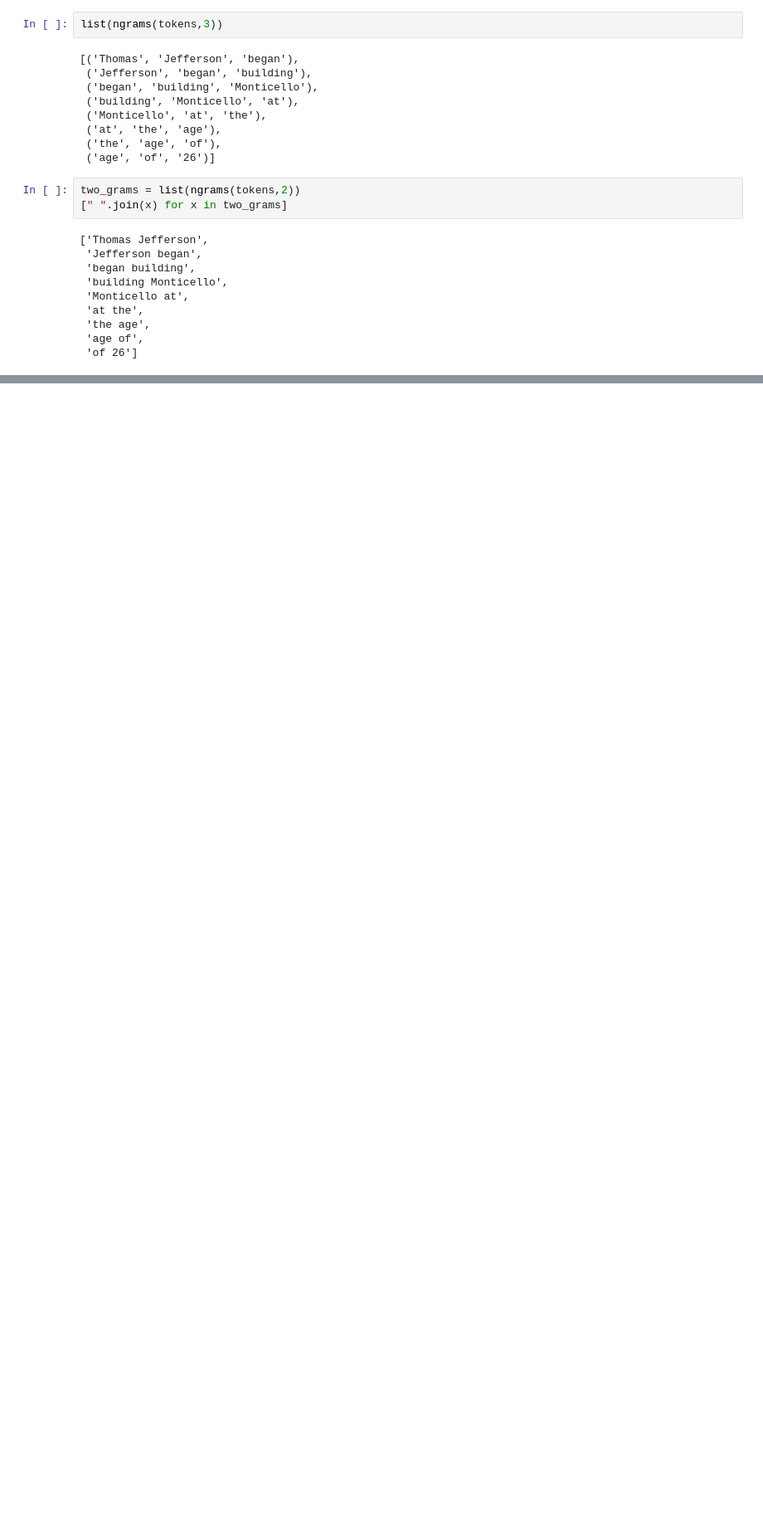
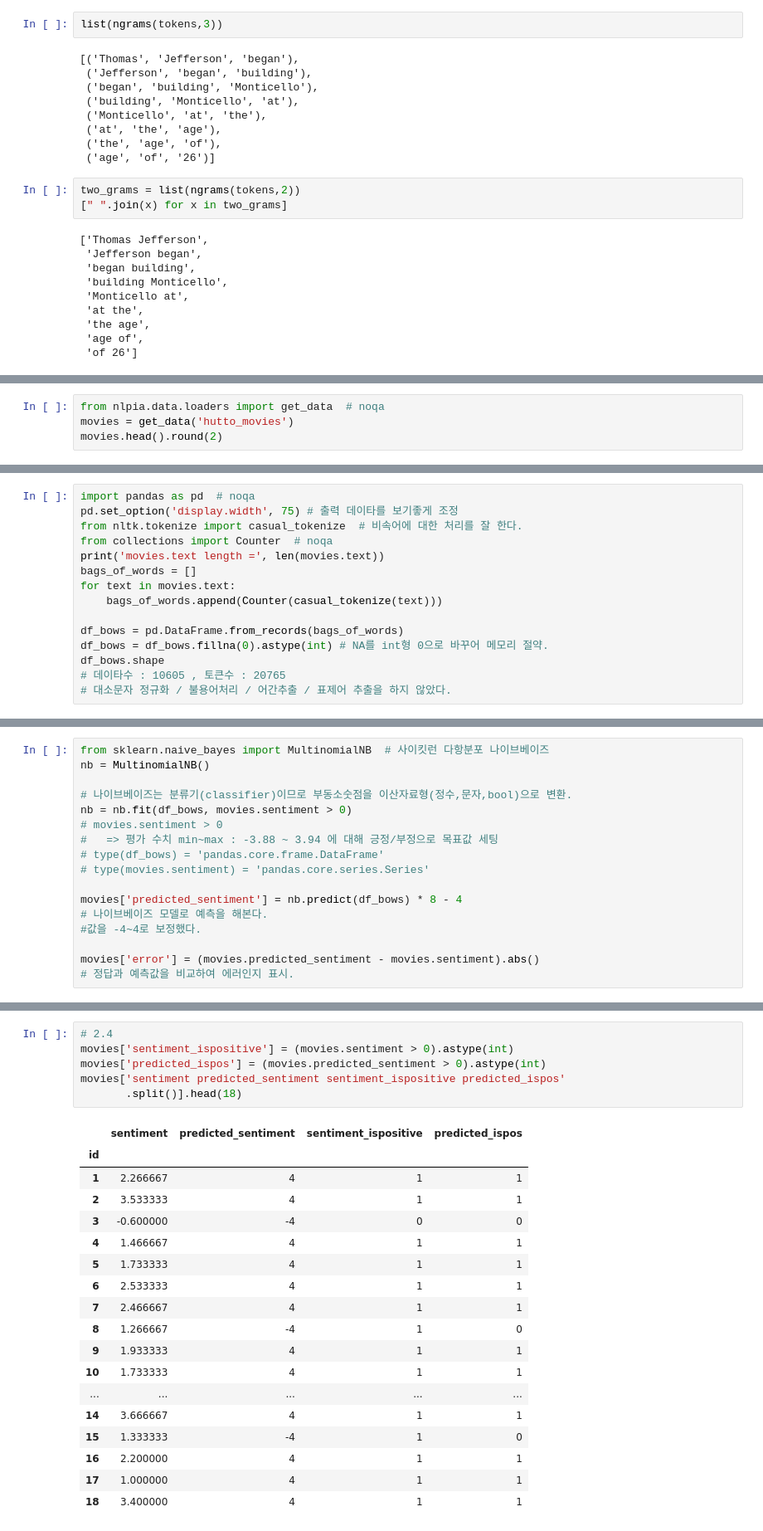
Before and after one commit to kimjaejeong/nlpia-study, a Jupyter notebook: 조욱래/NLP in action-chapter2.ipynb, the cells around one changed output, grey strips where cells are left out. Shown: that part at 83% size. Drawn from its saved outputs; the diff is of its cells as text; blank space fills up the shorter version.

```diff
--- a/조욱래/NLP in action-chapter2.ipynb
+++ b/조욱래/NLP in action-chapter2.ipynb
@@ -447,0 +756,4 @@ two_grams = list(ngrams(tokens,2))
+# %%
+from nlpia.data.loaders import get_data  # noqa
+movies = get_data('hutto_movies')
+movies.head().round(2)
@@ -447,0 +782,15 @@ two_grams = list(ngrams(tokens,2))
+# %%
+import pandas as pd  # noqa
+pd.set_option('display.width', 75) # 출력 데이타를 보기좋게 조정
+from nltk.tokenize import casual_tokenize  # 비속어에 대한 처리를 잘 한다.
+from collections import Counter  # noqa
+print('movies.text length =', len(movies.text))
+bags_of_words = []
+for text in movies.text:
+    bags_of_words.append(Counter(casual_tokenize(text)))
+
+df_bows = pd.DataFrame.from_records(bags_of_words)
+df_bows = df_bows.fillna(0).astype(int) # NA를 int형 0으로 바꾸어 메모리 절약.
+df_bows.shape
+# 데이타수 : 10605 , 토큰수 : 20765
+# 대소문자 정규화 / 불용어처리 / 어간추출 / 표제어 추출을 하지 않았다.
@@ -447,0 +858,17 @@ two_grams = list(ngrams(tokens,2))
+# %%
+from sklearn.naive_bayes import MultinomialNB  # 사이킷런 다항분포 나이브베이즈
+nb = MultinomialNB()
+
+# 나이브베이즈는 분류기(classifier)이므로 부동소숫점을 이산자료형(정수,문자,bool)으로 변환.
+nb = nb.fit(df_bows, movies.sentiment > 0)
+# movies.sentiment > 0
+#   => 평가 수치 min~max : -3.88 ~ 3.94 에 대해 긍정/부정으로 목표값 세팅
+# type(df_bows) = 'pandas.core.frame.DataFrame'
+# type(movies.sentiment) = 'pandas.core.series.Series'
+
+movies['predicted_sentiment'] = nb.predict(df_bows) * 8 - 4
+# 나이브베이즈 모델로 예측을 해본다.
+#값을 -4~4로 보정했다.
+
+movies['error'] = (movies.predicted_sentiment - movies.sentiment).abs()
+# 정답과 예측값을 비교하여 에러인지 표시.
@@ -447,0 +884,25 @@ two_grams = list(ngrams(tokens,2))
+# %%
+# 2.4
+movies['sentiment_ispositive'] = (movies.sentiment > 0).astype(int)
+movies['predicted_ispos'] = (movies.predicted_sentiment > 0).astype(int)
+movies['sentiment predicted_sentiment sentiment_ispositive predicted_ispos'
+       .split()].head(18)
+# %% [output]
+|  | sentiment | predicted_sentiment | sentiment_ispositive | predicted_ispos |
+| id |  |  |  |  |
+| 1 | 2.266667 | 4 | 1 | 1 |
+| 2 | 3.533333 | 4 | 1 | 1 |
+| 3 | -0.600000 | -4 | 0 | 0 |
+| 4 | 1.466667 | 4 | 1 | 1 |
+| 5 | 1.733333 | 4 | 1 | 1 |
+| 6 | 2.533333 | 4 | 1 | 1 |
+| 7 | 2.466667 | 4 | 1 | 1 |
+| 8 | 1.266667 | -4 | 1 | 0 |
+| 9 | 1.933333 | 4 | 1 | 1 |
+| 10 | 1.733333 | 4 | 1 | 1 |
+| ... | ... | ... | ... | ... |
+| 14 | 3.666667 | 4 | 1 | 1 |
+| 15 | 1.333333 | -4 | 1 | 0 |
+| 16 | 2.200000 | 4 | 1 | 1 |
+| 17 | 1.000000 | 4 | 1 | 1 |
+| 18 | 3.400000 | 4 | 1 | 1 |
```
Also changed, not shown: parts of 61 cells of this notebook.
